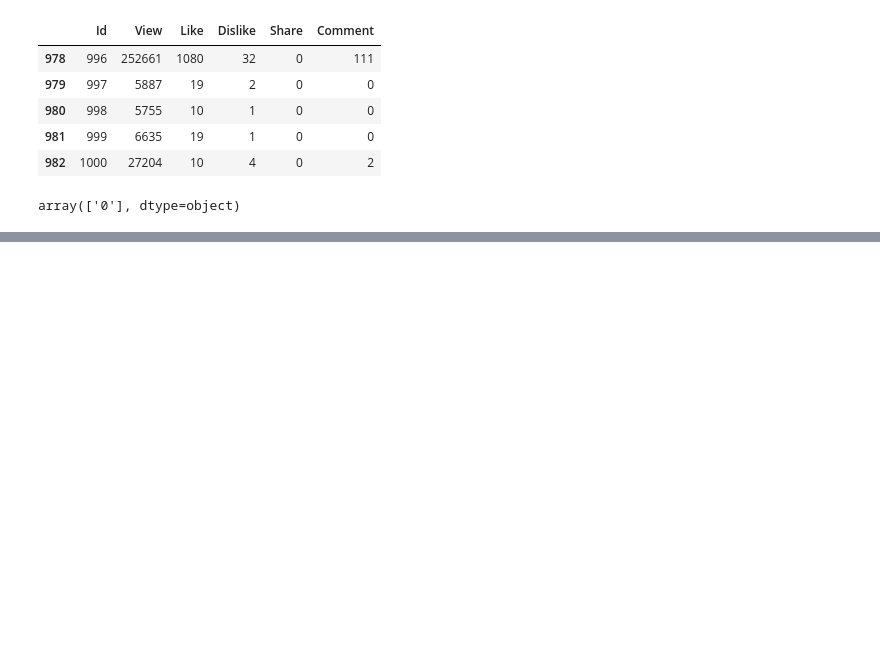
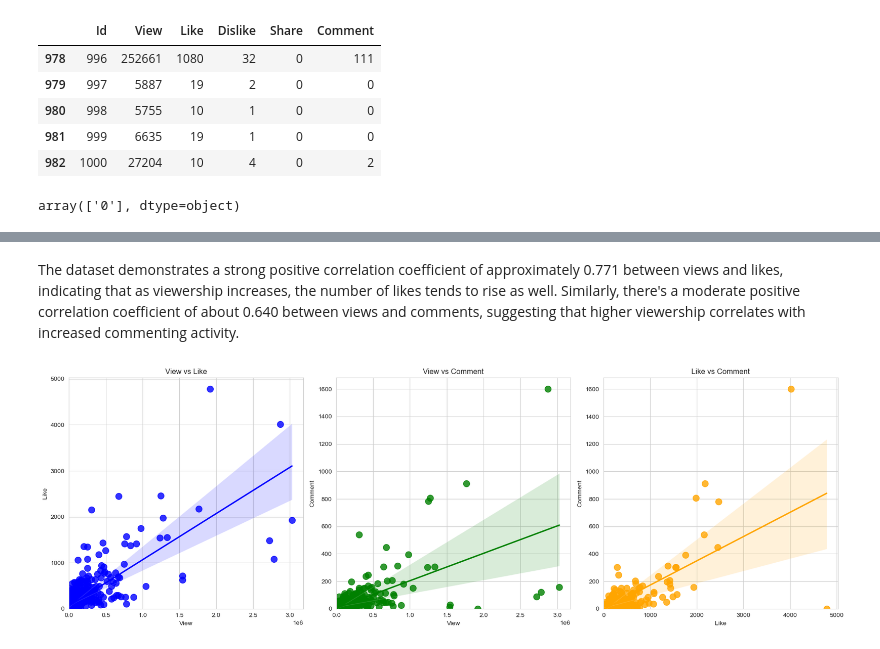
Before and after one commit to umeshkhatiwada13/Semester-3-Lab-Files, a Jupyter notebook: Social-media-analytics/Week-3/Youtube_comment_analysis.ipynb, the cells around one changed output, grey strips where cells are left out. Cells and saved outputs as stored; diff of their text form; code cells hidden in the pictures; blank space fills up the shorter version.

```diff
--- a/Social-media-analytics/Week-3/Youtube_comment_analysis.ipynb
+++ b/Social-media-analytics/Week-3/Youtube_comment_analysis.ipynb
@@ -63,0 +86,44 @@ df.drop(columns = ['Share'], inplace= True)
+# %% [markdown]
+The dataset demonstrates a strong positive correlation coefficient of approximately 0.771 between views and likes, indicating that as viewership increases, the number of likes tends to rise as well. Similarly, there's a moderate positive correlation coefficient of about 0.640 between views and comments, suggesting that higher viewership correlates with increased commenting activity.
+# %%
+import seaborn as sns
+import pandas as pd
+import matplotlib.pyplot as plt
+
+# Set the style of seaborn
+sns.set_style("whitegrid")
+
+# Create subplots for each relationship
+plt.figure(figsize=(18, 6))
+
+# Plot View vs Like with regression line
+plt.subplot(1, 3, 1)
+sns.regplot(data=df, x='View', y='Like', color='blue', scatter_kws={"s": 100})
+plt.title('View vs Like')
+plt.xlabel('View')
+plt.ylabel('Like')
+plt.xlim(0, None)  # Limit x-axis to positive values
+plt.ylim(0, None)  # Limit y-axis to positive values
+
+# Plot View vs Comment with regression line
+plt.subplot(1, 3, 2)
+sns.regplot(data=df, x='View', y='Comment', color='green', scatter_kws={"s": 100})
+plt.title('View vs Comment')
+plt.xlabel('View')
+plt.ylabel('Comment')
+plt.xlim(0, None)  # Limit x-axis to positive values
+plt.ylim(0, None)  # Limit y-axis to positive values
+
+# Plot Like vs Comment with regression line
+plt.subplot(1, 3, 3)
+sns.regplot(data=df, x='Like', y='Comment', color='orange', scatter_kws={"s": 100})
+plt.title('Like vs Comment')
+plt.xlabel('Like')
+plt.ylabel('Comment')
+plt.xlim(0, None)  # Limit x-axis to positive values
+plt.ylim(0, None)  # Limit y-axis to positive values
+
+plt.tight_layout()
+plt.show()
+# %% [output]
+[figure, added]
```
Also changed, not shown: parts of 2 cells of this notebook.
